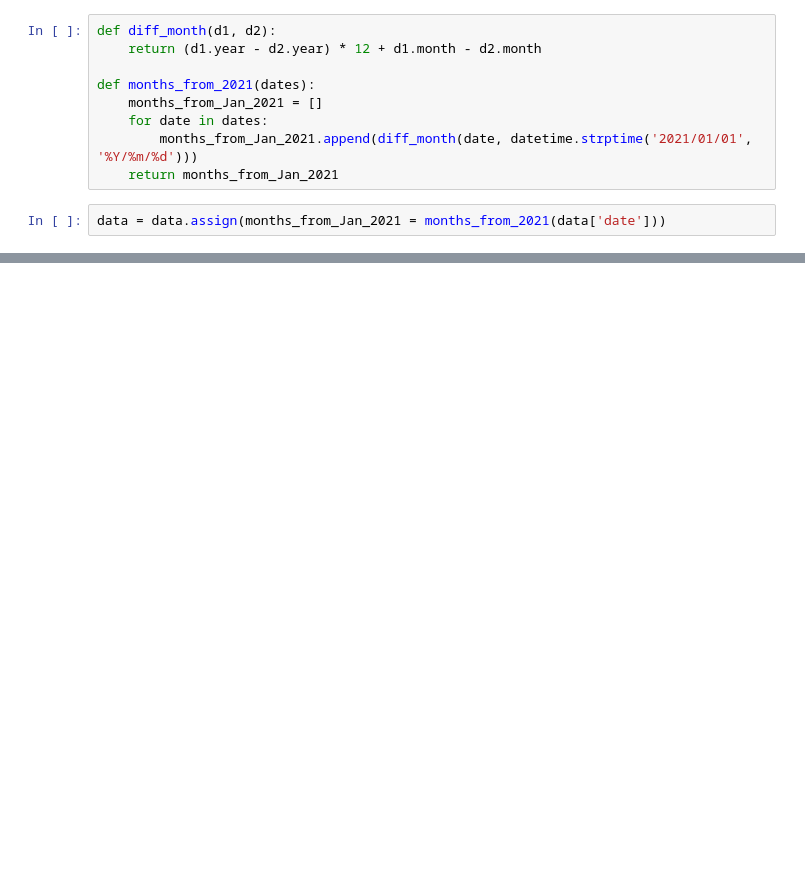
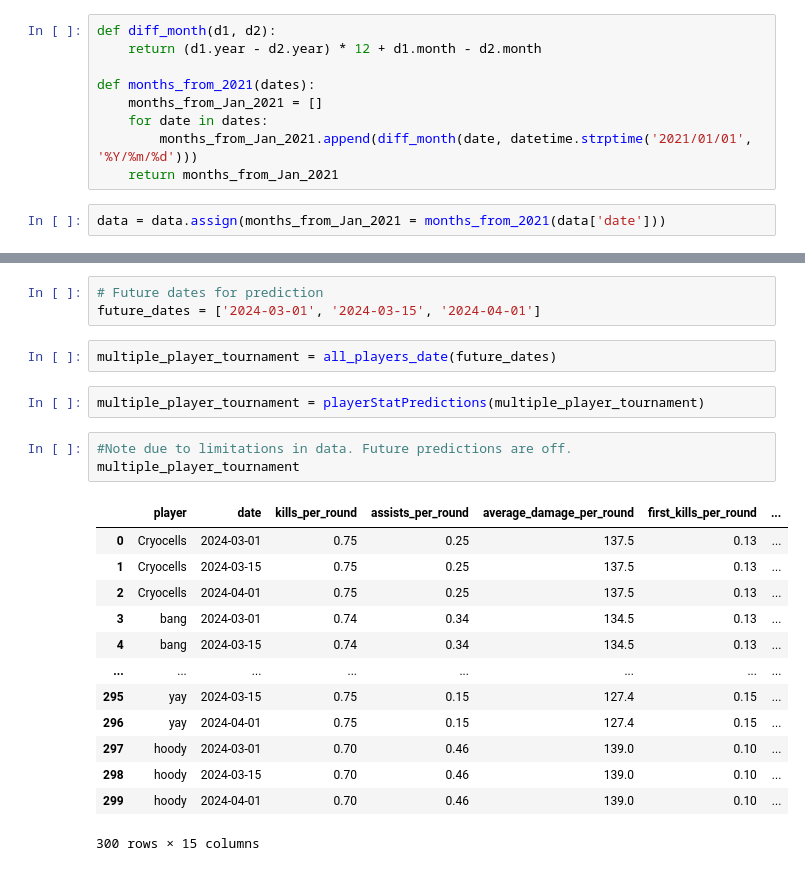
Before and after one commit to agbandong/valorant-boosted-tree, a Jupyter notebook: Model 2.ipynb, the cells around one changed output, grey strips where cells are left out. Drawn from its saved outputs; the diff is of its cells as text; blank space fills up the shorter version.

```diff
--- a/Model 2.ipynb
+++ b/Model 2.ipynb
@@ -208,0 +271,24 @@ players_predictions_pd.sort_values('Predictions', ascending=False)
+# %%
+# Future dates for prediction
+future_dates = ['2024-03-01', '2024-03-15', '2024-04-01']
+# %%
+multiple_player_tournament = all_players_date(future_dates)
+# %%
+multiple_player_tournament = playerStatPredictions(multiple_player_tournament)
+# %%
+#Note due to limitations in data. Future predictions are off.
+multiple_player_tournament
+# %% [output]
+|  | player | date | kills_per_round | assists_per_round | average_damage_per_round | first_kills_per_round | ... |
+| 0 | Cryocells | 2024-03-01 | 0.75 | 0.25 | 137.5 | 0.13 | ... |
+| 1 | Cryocells | 2024-03-15 | 0.75 | 0.25 | 137.5 | 0.13 | ... |
+| 2 | Cryocells | 2024-04-01 | 0.75 | 0.25 | 137.5 | 0.13 | ... |
+| 3 | bang | 2024-03-01 | 0.74 | 0.34 | 134.5 | 0.13 | ... |
+| 4 | bang | 2024-03-15 | 0.74 | 0.34 | 134.5 | 0.13 | ... |
+| ... | ... | ... | ... | ... | ... | ... | ... |
+| 295 | yay | 2024-03-15 | 0.75 | 0.15 | 127.4 | 0.15 | ... |
+| 296 | yay | 2024-04-01 | 0.75 | 0.15 | 127.4 | 0.15 | ... |
+| 297 | hoody | 2024-03-01 | 0.70 | 0.46 | 139.0 | 0.10 | ... |
+| 298 | hoody | 2024-03-15 | 0.70 | 0.46 | 139.0 | 0.10 | ... |
+| 299 | hoody | 2024-04-01 | 0.70 | 0.46 | 139.0 | 0.10 | ... |
+300 rows × 15 columns
```
Also changed, not shown: parts of 54 cells of this notebook, 6 other files.
